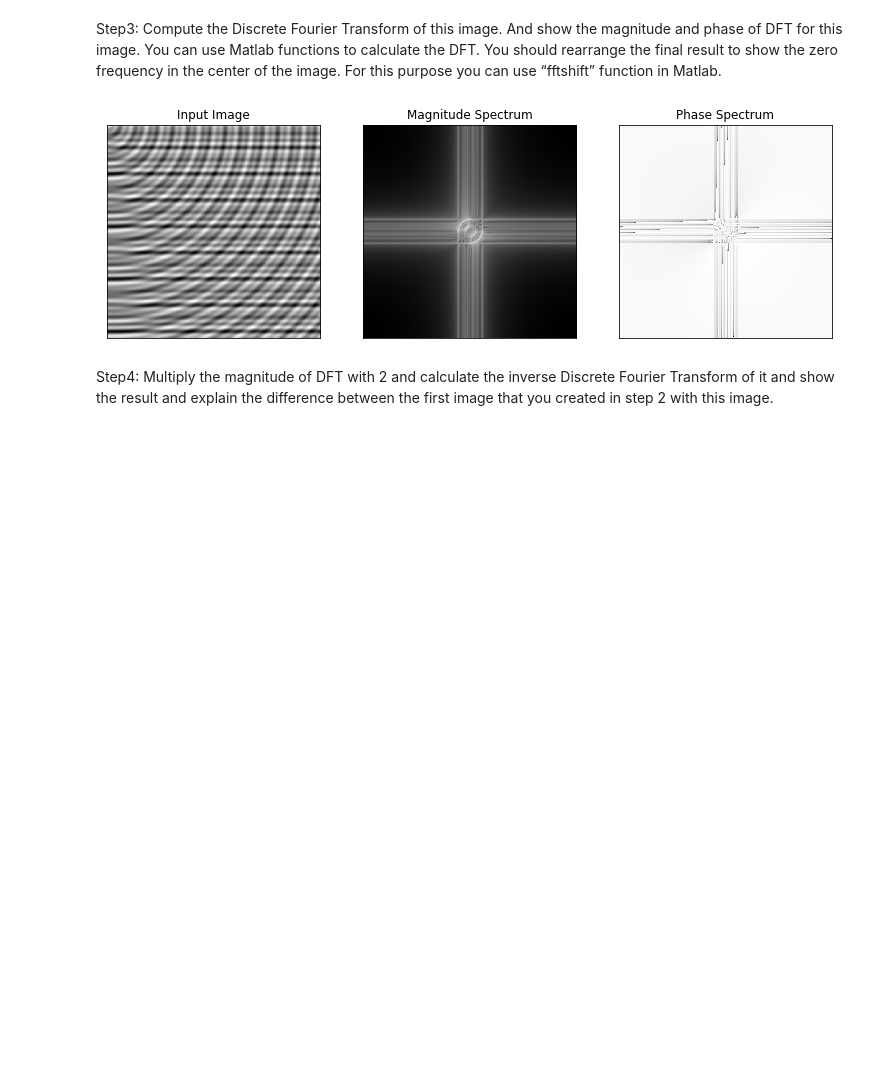
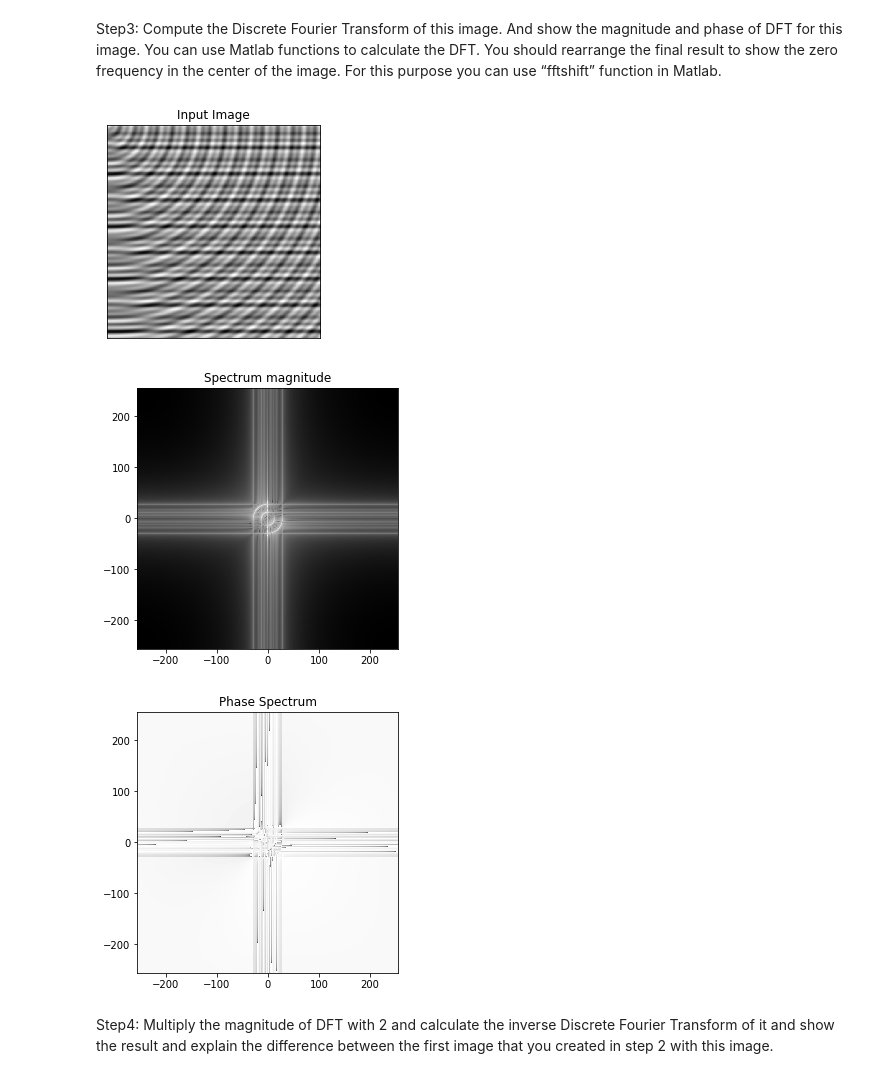
Before and after one commit to SakshiAgarwal/VisualComputingHW2, a Jupyter notebook: Assignment2.ipynb, the cells around one changed output. Cells and saved outputs as stored; diff of their text form; code cells hidden in the pictures; blank space fills up the shorter version.

```diff
--- a/Assignment2.ipynb
+++ b/Assignment2.ipynb
@@ -49,37 +49,49 @@ def displayImage(subplot_number, image, title):
     plt.subplot(subplot_number)
     plt.imshow(image, cmap = 'gray')
     plt.title(title)
     plt.xticks([])
     plt.yticks([])
 
 def plot_dft(image, scale_factor=1, dont_show_plot=False):
     # Only when input is an image
     image = np.float32(image)
-
+    M = np.shape(image)[0]
+    N = np.shape(image)[1]
     # DFT and Shift to center
     dft = cv2.dft(image, flags = cv2.DFT_COMPLEX_OUTPUT) # note (.,.,2) shape due to complex
     dft_shifted = np.fft.fftshift(dft)
     dft_real = dft_shifted[:,:,0]
     dft_imaginary = dft_shifted[:,:,1]
 
     # Log-Scale to Visualize better
     magnitude_spectrum = np.log(cv2.magnitude(dft_real, dft_imaginary))
     phase = np.log(cv2.phase(dft_real, dft_imaginary))
 
     # Visualize
     if not dont_show_plot:
         plt.figure(figsize=(13*scale_factor, 13*scale_factor))
         displayImage(131, image, "Input Image")
-        displayImage(132, magnitude_spectrum, "Magnitude Spectrum")
-        displayImage(133, phase, "Phase Spectrum")
+#         displayImage(132, magnitude_spectrum, "Magnitude Spectrum")
+#         displayImage(133, phase, "Phase Spectrum")
         plt.show()
+
+        f, ax = plt.subplots(figsize=(4.8,4.8))
+        ax.imshow(magnitude_spectrum,cmap='gray',extent=(-M // 2, M // 2, -N // 2, N // 2))
+        ax.set_title('Spectrum magnitude');
+
+        f, ax = plt.subplots(figsize=(4.8, 4.8))
+        ax.imshow(phase, cmap='gray',extent=(-N // 2, N // 2, -M // 2, M // 2))
+        ax.set_title('Phase Spectrum');
+
 
     # for step 4
     return dft_shifted
 
 generated_dft = plot_dft(generated_image)
 # %% [output]
-[figure, old version]
+[figure, new version]
+[figure, added]
+[figure, added]
 # %% [markdown]
 Step4: Multiply the magnitude of DFT with 2 and calculate the inverse Discrete Fourier Transform of it and show the result and explain the difference between the first image that you created in step 2 with this image.
 # %%
```
Also changed, not shown: parts of 4 cells of this notebook.
